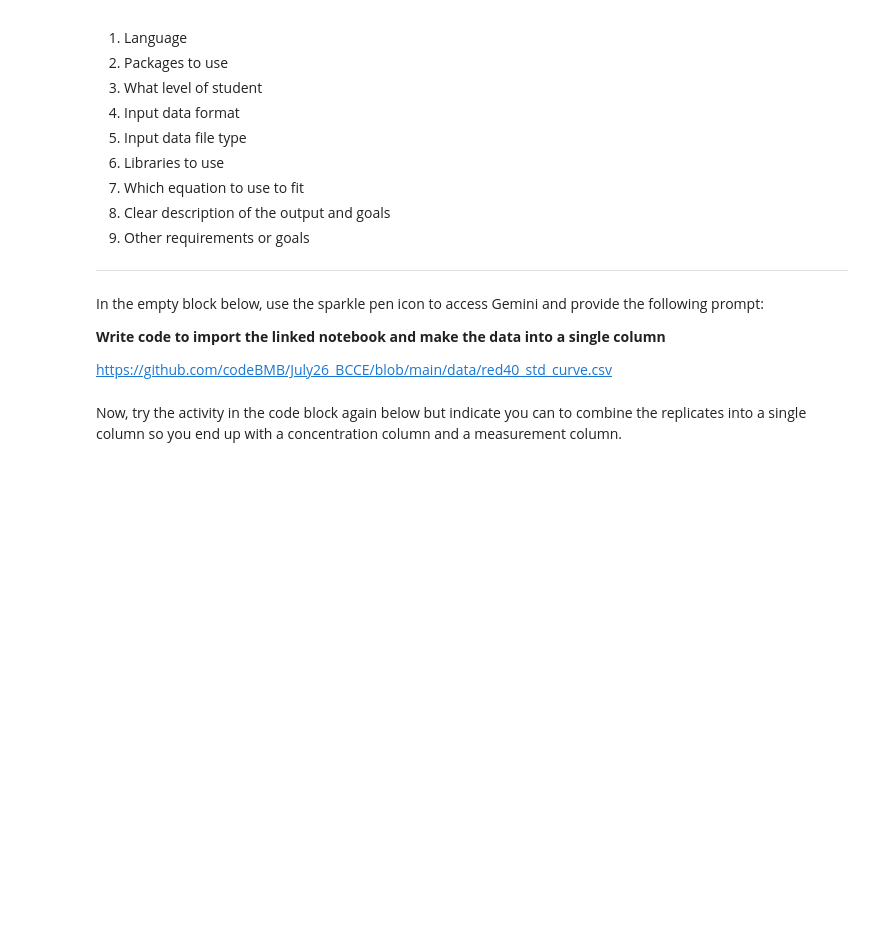
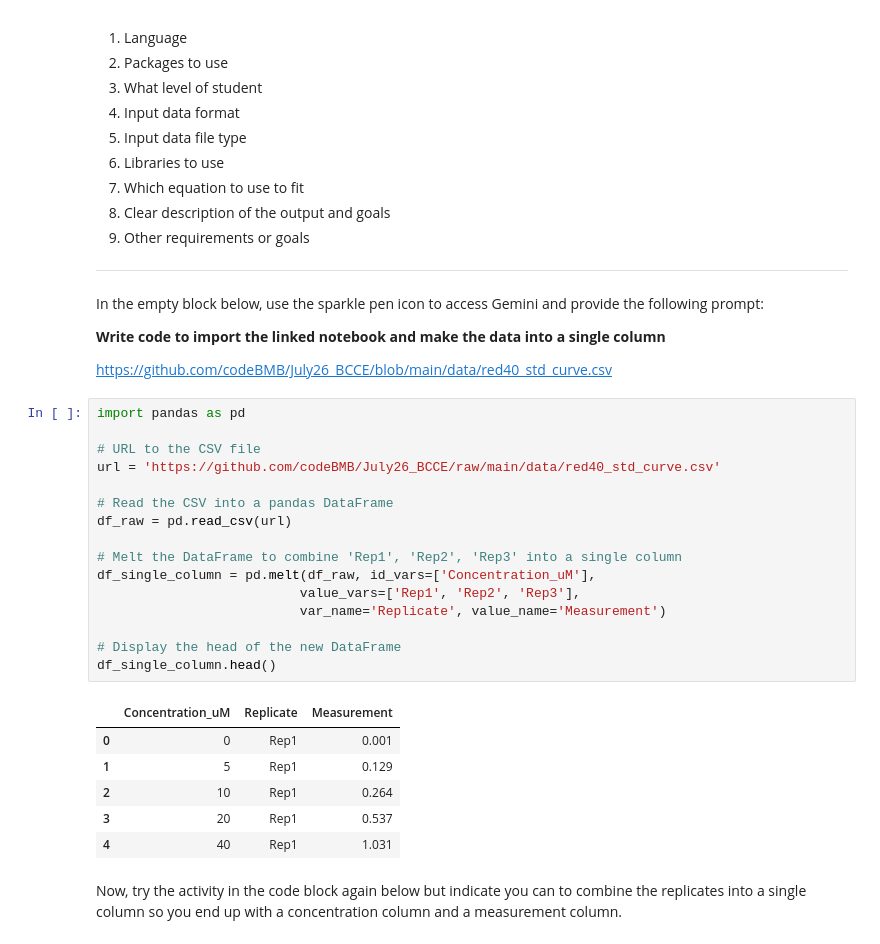
Before and after one commit to adamtmoser/July26_BCCE, a Jupyter notebook: Worked_Version_of_003_AI_coding.ipynb, the cells around one changed output. Cells and saved outputs as stored; diff of their text form; blank space fills up the shorter version.

```diff
--- a/Worked_Version_of_003_AI_coding.ipynb
+++ b/Worked_Version_of_003_AI_coding.ipynb
@@ -213,5 +213,28 @@ In the empty block below, use the sparkle pen icon to access Gemini and provide
 **Write code to import the linked notebook and make the data into a single column**
 
 https://github.com/codeBMB/July26_BCCE/blob/main/data/red40_std_curve.csv
+# %%
+import pandas as pd
+
+# URL to the CSV file
+url = 'https://github.com/codeBMB/July26_BCCE/raw/main/data/red40_std_curve.csv'
+
+# Read the CSV into a pandas DataFrame
+df_raw = pd.read_csv(url)
+
+# Melt the DataFrame to combine 'Rep1', 'Rep2', 'Rep3' into a single column
+df_single_column = pd.melt(df_raw, id_vars=['Concentration_uM'],
+                          value_vars=['Rep1', 'Rep2', 'Rep3'],
+                          var_name='Replicate', value_name='Measurement')
+
+# Display the head of the new DataFrame
+df_single_column.head()
+# %% [output]
+|  | Concentration_uM | Replicate | Measurement |
+| 0 | 0 | Rep1 | 0.001 |
+| 1 | 5 | Rep1 | 0.129 |
+| 2 | 10 | Rep1 | 0.264 |
+| 3 | 20 | Rep1 | 0.537 |
+| 4 | 40 | Rep1 | 1.031 |
 # %% [markdown]
 Now, try the activity in the code block again below but indicate you can to combine the replicates into a single column so you end up with a concentration column and a measurement column.
```
Also changed, not shown: parts of 6 cells of this notebook.
